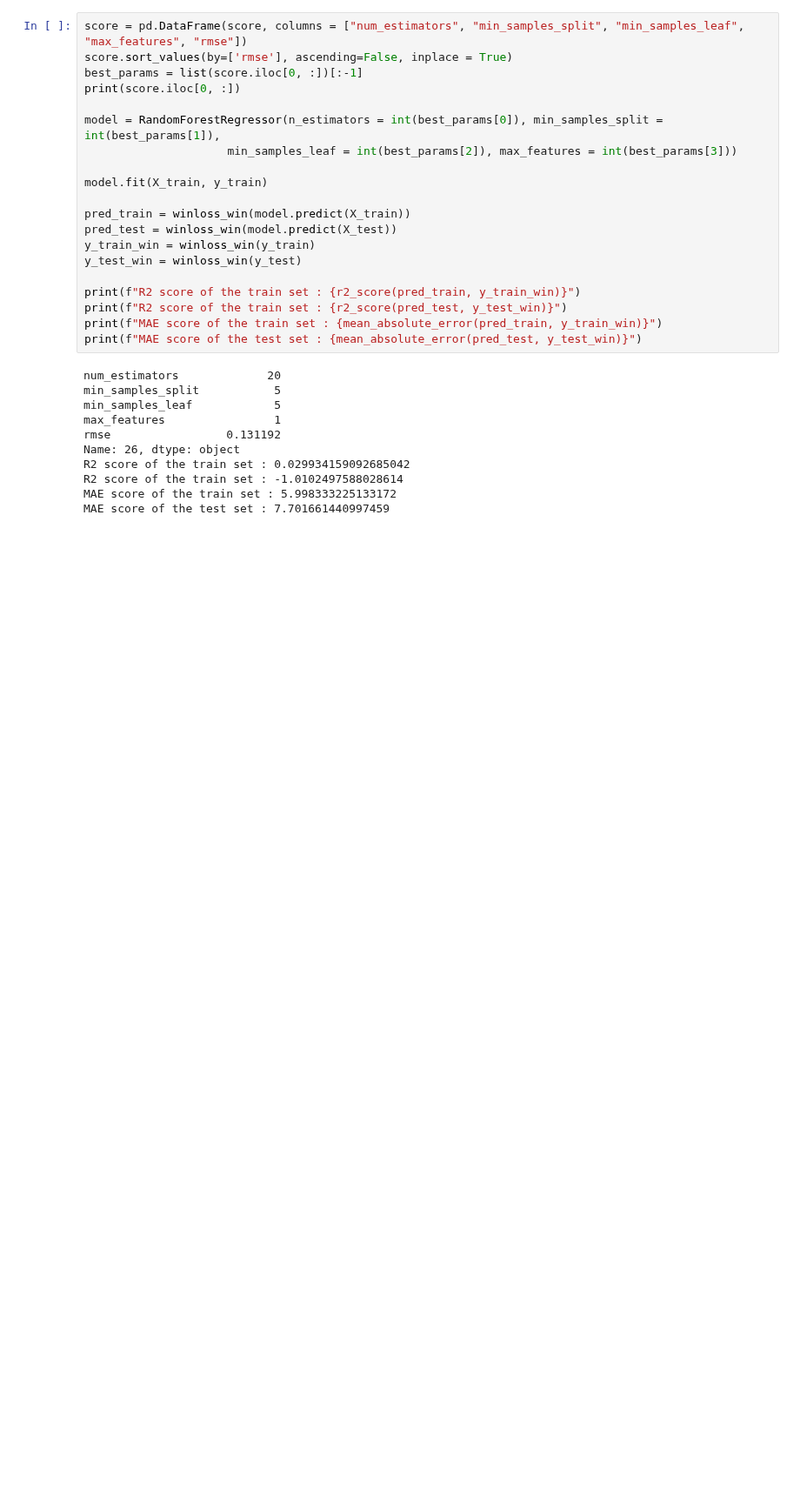
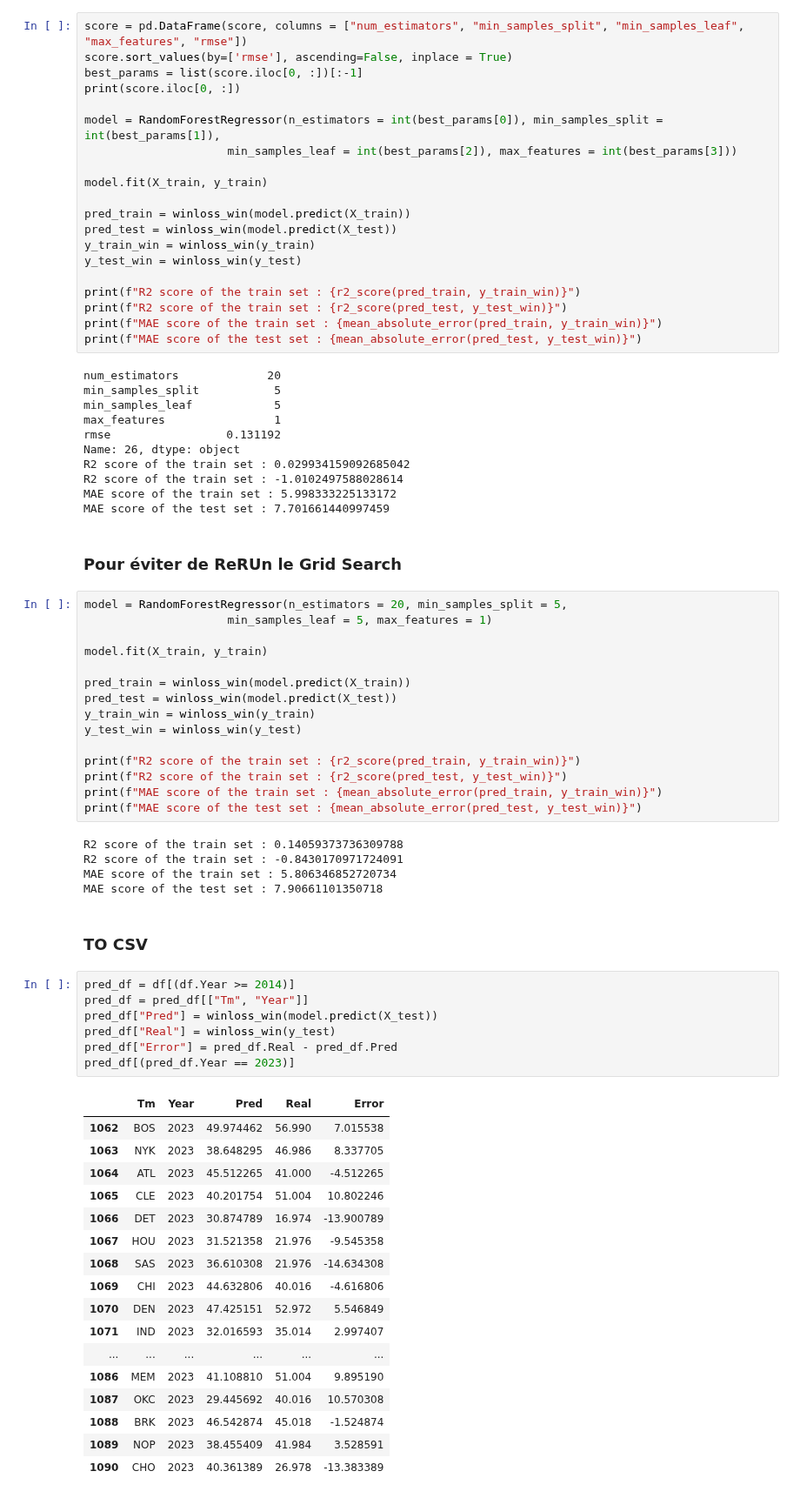
Before and after one commit to martinbog19/balling-on-the-edge, a Jupyter notebook: tree_models.ipynb, the cells around one changed output. Shown at 87% size. Cells and saved outputs as stored; diff of their text form; blank space fills up the shorter version.

```diff
--- a/tree_models.ipynb
+++ b/tree_models.ipynb
@@ -197,3 +258,52 @@ R2 score of the train set : 0.029934159092685042
 R2 score of the train set : -1.0102497588028614
 MAE score of the train set : 5.998333225133172
 MAE score of the test set : 7.701661440997459
+# %% [markdown]
+### Pour éviter de ReRUn le Grid Search
+# %%
+model = RandomForestRegressor(n_estimators = 20, min_samples_split = 5,
+                     min_samples_leaf = 5, max_features = 1)
+
+model.fit(X_train, y_train)
+
+pred_train = winloss_win(model.predict(X_train))
+pred_test = winloss_win(model.predict(X_test))
+y_train_win = winloss_win(y_train)
+y_test_win = winloss_win(y_test)
+
+print(f"R2 score of the train set : {r2_score(pred_train, y_train_win)}")
+print(f"R2 score of the train set : {r2_score(pred_test, y_test_win)}")
+print(f"MAE score of the train set : {mean_absolute_error(pred_train, y_train_win)}")
+print(f"MAE score of the test set : {mean_absolute_error(pred_test, y_test_win)}")
+# %% [output]
+R2 score of the train set : 0.14059373736309788
+R2 score of the train set : -0.8430170971724091
+MAE score of the train set : 5.806346852720734
+MAE score of the test set : 7.90661101350718
+# %% [markdown]
+### TO CSV
+# %%
+pred_df = df[(df.Year >= 2014)]
+pred_df = pred_df[["Tm", "Year"]]
+pred_df["Pred"] = winloss_win(model.predict(X_test))
+pred_df["Real"] = winloss_win(y_test)
+pred_df["Error"] = pred_df.Real - pred_df.Pred
+pred_df[(pred_df.Year == 2023)]
+# %% [output]
+|  | Tm | Year | Pred | Real | Error |
+| 1062 | BOS | 2023 | 49.974462 | 56.990 | 7.015538 |
+| 1063 | NYK | 2023 | 38.648295 | 46.986 | 8.337705 |
+| 1064 | ATL | 2023 | 45.512265 | 41.000 | -4.512265 |
+| 1065 | CLE | 2023 | 40.201754 | 51.004 | 10.802246 |
+| 1066 | DET | 2023 | 30.874789 | 16.974 | -13.900789 |
+| 1067 | HOU | 2023 | 31.521358 | 21.976 | -9.545358 |
+| 1068 | SAS | 2023 | 36.610308 | 21.976 | -14.634308 |
+| 1069 | CHI | 2023 | 44.632806 | 40.016 | -4.616806 |
+| 1070 | DEN | 2023 | 47.425151 | 52.972 | 5.546849 |
+| 1071 | IND | 2023 | 32.016593 | 35.014 | 2.997407 |
+| ... | ... | ... | ... | ... | ... |
+| 1086 | MEM | 2023 | 41.108810 | 51.004 | 9.895190 |
+| 1087 | OKC | 2023 | 29.445692 | 40.016 | 10.570308 |
+| 1088 | BRK | 2023 | 46.542874 | 45.018 | -1.524874 |
+| 1089 | NOP | 2023 | 38.455409 | 41.984 | 3.528591 |
+| 1090 | CHO | 2023 | 40.361389 | 26.978 | -13.383389 |
```
Also changed, not shown: parts of 6 cells of this notebook, 2 other files.
